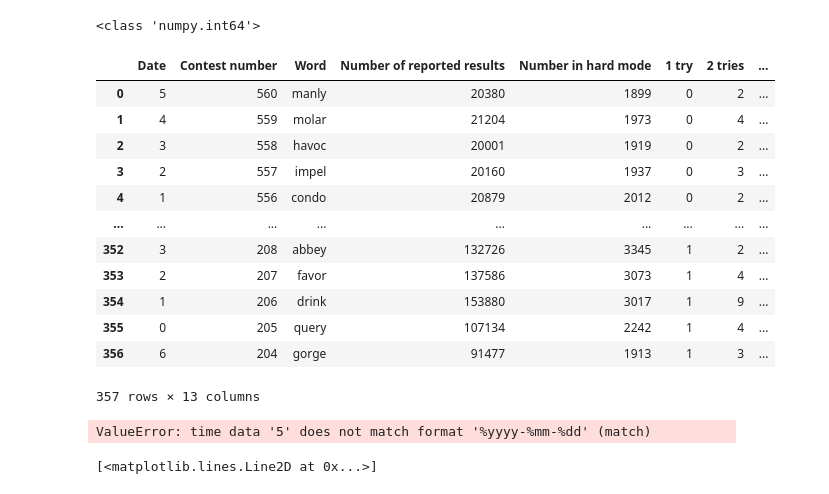
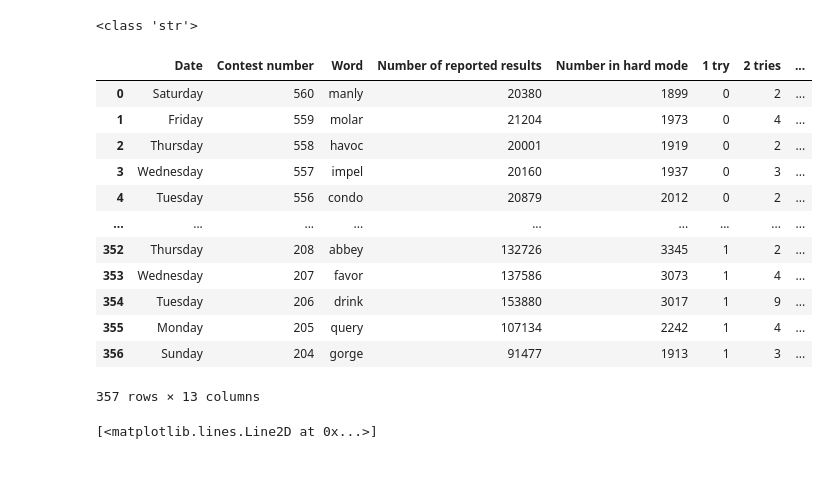
Before and after one commit to hasithv/COMAP-2023, a Jupyter notebook: time_regression.ipynb, the cells around one changed output. Drawn from its saved outputs; the diff is of its cells as text; code cells hidden in the pictures.

```diff
--- a/time_regression.ipynb
+++ b/time_regression.ipynb
@@ -7,33 +7,32 @@ import datetime
 # %%
 data = pd.read_excel('Problem_C_Data_Wordle.xlsx', header=1)
 data.drop(['Unnamed: 0'], axis=1, inplace=True)
 data.drop(358, inplace=True)
 data.drop(357, inplace=True)
 data["Proportion of Weekly Results"] = np.empty_like(data["Date"])
-data["Date"] = pd.to_datetime(data["Date"], format = "%yyyy-%mm-%dd").dt.day_of_week
+data["Date"] = pd.to_datetime(data["Date"], format = "%yyyy-%mm-%dd").dt.day_name()
 print(type(data["Date"][0]))
 data
 # %% [output]
-<class 'numpy.int64'>
+<class 'str'>
 |  | Date | Contest number | Word | Number of reported results | Number in hard mode | 1 try | 2 tries | ... |
-| 0 | 5 | 560 | manly | 20380 | 1899 | 0 | 2 | ... |
-| 1 | 4 | 559 | molar | 21204 | 1973 | 0 | 4 | ... |
-| 2 | 3 | 558 | havoc | 20001 | 1919 | 0 | 2 | ... |
-| 3 | 2 | 557 | impel | 20160 | 1937 | 0 | 3 | ... |
-| 4 | 1 | 556 | condo | 20879 | 2012 | 0 | 2 | ... |
+| 0 | Saturday | 560 | manly | 20380 | 1899 | 0 | 2 | ... |
+| 1 | Friday | 559 | molar | 21204 | 1973 | 0 | 4 | ... |
+| 2 | Thursday | 558 | havoc | 20001 | 1919 | 0 | 2 | ... |
+| 3 | Wednesday | 557 | impel | 20160 | 1937 | 0 | 3 | ... |
+| 4 | Tuesday | 556 | condo | 20879 | 2012 | 0 | 2 | ... |
 | ... | ... | ... | ... | ... | ... | ... | ... | ... |
-| 352 | 3 | 208 | abbey | 132726 | 3345 | 1 | 2 | ... |
-| 353 | 2 | 207 | favor | 137586 | 3073 | 1 | 4 | ... |
-| 354 | 1 | 206 | drink | 153880 | 3017 | 1 | 9 | ... |
-| 355 | 0 | 205 | query | 107134 | 2242 | 1 | 4 | ... |
-| 356 | 6 | 204 | gorge | 91477 | 1913 | 1 | 3 | ... |
+| 352 | Thursday | 208 | abbey | 132726 | 3345 | 1 | 2 | ... |
+| 353 | Wednesday | 207 | favor | 137586 | 3073 | 1 | 4 | ... |
+| 354 | Tuesday | 206 | drink | 153880 | 3017 | 1 | 9 | ... |
+| 355 | Monday | 205 | query | 107134 | 2242 | 1 | 4 | ... |
+| 356 | Sunday | 204 | gorge | 91477 | 1913 | 1 | 3 | ... |
 357 rows × 13 columns
 # %%
-c_df = pd.read_csv('corrected_data.csv')
-c_df
-c_df["Day of Week"] = data["Date"]
+# c_df = pd.read_csv('corrected_data.csv')
+# c_df
+# c_df["Day of Week"] = data["Date"]
+# c_df = c_df.to_csv("corrected_weekdays_data.csv")
-# %% [output]
-ValueError: time data '5' does not match format '%yyyy-%mm-%dd' (match)
 # %%
 linspace = np.linspace(0, 332, 360)
 plt.plot(data['Date'][:332], data['Number of  reported results'][:332])
```
